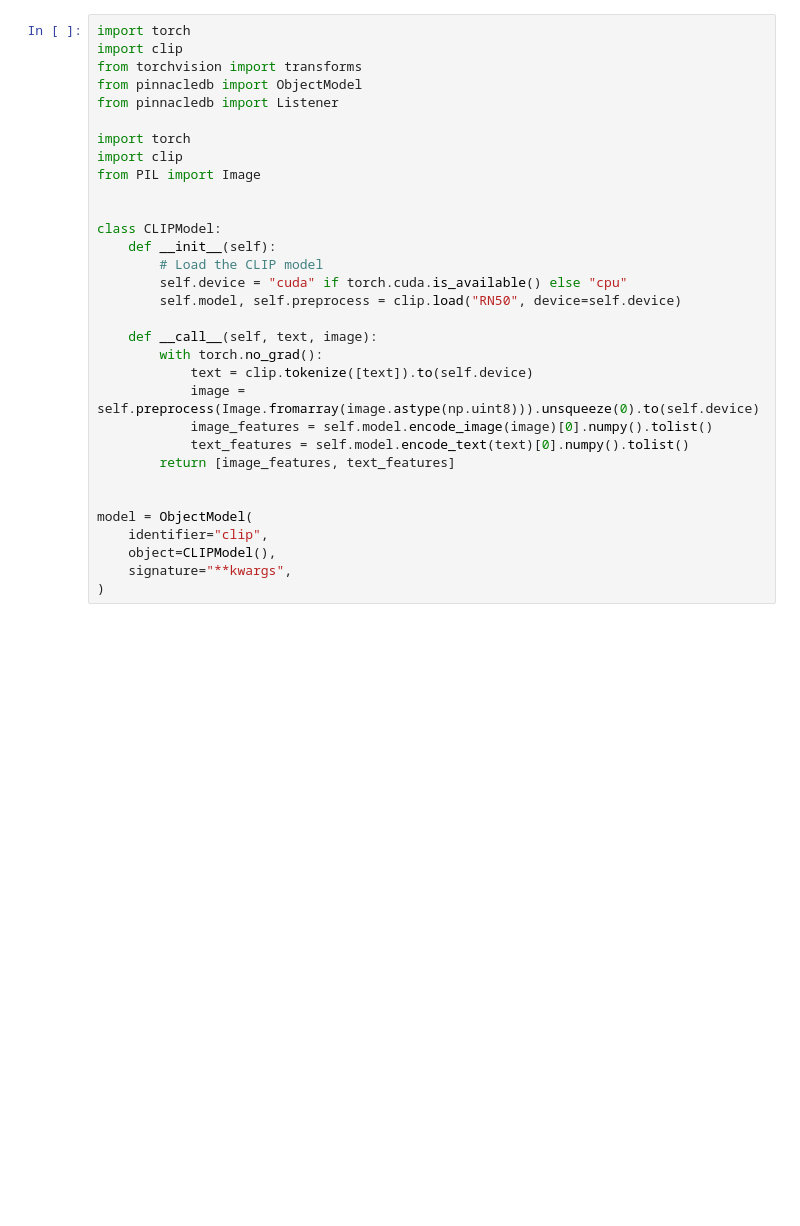
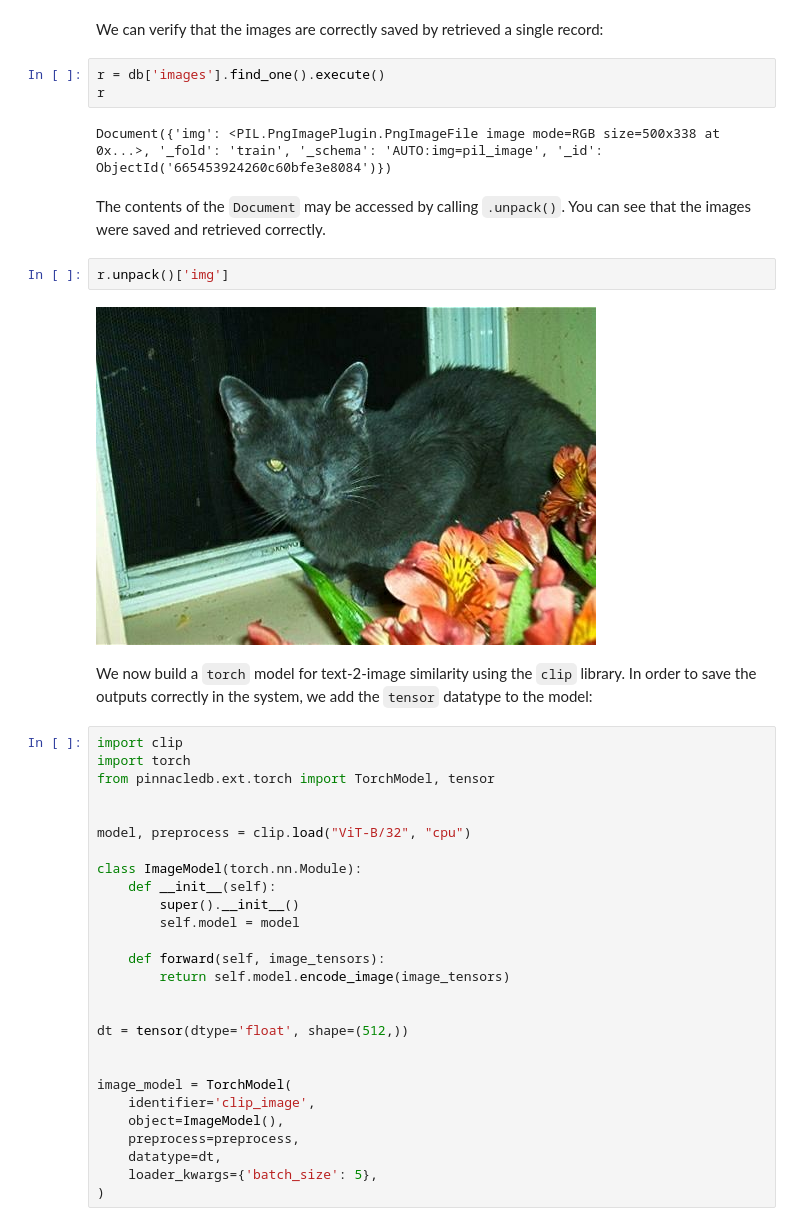
Before and after one commit to pinnacle-framework/Pinnacle, a Jupyter notebook: docs/content/tutorials/listening.ipynb, the cells around one changed output. Saved outputs shown, nothing was run; the diff lists cells and outputs as text; blank space fills up the shorter version.

```diff
--- a/docs/content/tutorials/listening.ipynb
+++ b/docs/content/tutorials/listening.ipynb
@@ -24,32 +90,43 @@ db['images'].insert_many(data)
+# %% [markdown]
+We can verify that the images are correctly saved by retrieved a single record:
+# %%
+r = db['images'].find_one().execute()
+r
+# %% [output]
+Document({'img': <PIL.PngImagePlugin.PngImageFile image mode=RGB size=500x338 at 0x...>, '_fold': 'train', '_schema': 'AUTO:img=pil_image', '_id': ObjectId('665453924260c60bfe3e8084')})
+# %% [markdown]
+The contents of the `Document` may be accessed by calling `.unpack()`. You can see that the images were saved and retrieved correctly.
+# %%
+r.unpack()['img']
+# %% [output]
+[figure, added]
+# %% [markdown]
+We now build a `torch` model for text-2-image similarity using the `clip` library. In order to
+save the outputs correctly in the system, we add the `tensor` datatype to the model:
 # %%
+import clip
 import torch
-import clip
-from torchvision import transforms
-from pinnacledb import ObjectModel
-from pinnacledb import Listener
-
-import torch
-import clip
-from PIL import Image
+from pinnacledb.ext.torch import TorchModel, tensor
 
 
-class CLIPModel:
+model, preprocess = clip.load("ViT-B/32", "cpu")
+
+class ImageModel(torch.nn.Module):
     def __init__(self):
-        # Load the CLIP model
-        self.device = "cuda" if torch.cuda.is_available() else "cpu"
-        self.model, self.preprocess = clip.load("RN50", device=self.device)
+        super().__init__()
+        self.model = model
 
-    def __call__(self, text, image):
-        with torch.no_grad():
-            text = clip.tokenize([text]).to(self.device)
-            image = self.preprocess(Image.fromarray(image.astype(np.uint8))).unsqueeze(0).to(self.device)
-            image_features = self.model.encode_image(image)[0].numpy().tolist()
-            text_features = self.model.encode_text(text)[0].numpy().tolist()
-        return [image_features, text_features]
+    def forward(self, image_tensors):
+        return self.model.encode_image(image_tensors)
 
 
-model = ObjectModel(
-    identifier="clip",
-    object=CLIPModel(),
-    signature="**kwargs",
+dt = tensor(dtype='float', shape=(512,))
+
+
+image_model = TorchModel(
+    identifier='clip_image',
+    object=ImageModel(),
+    preprocess=preprocess,
+    datatype=dt,
+    loader_kwargs={'batch_size': 5},
 )
```
Also changed, not shown: parts of 28 cells of this notebook, 33 other files.
